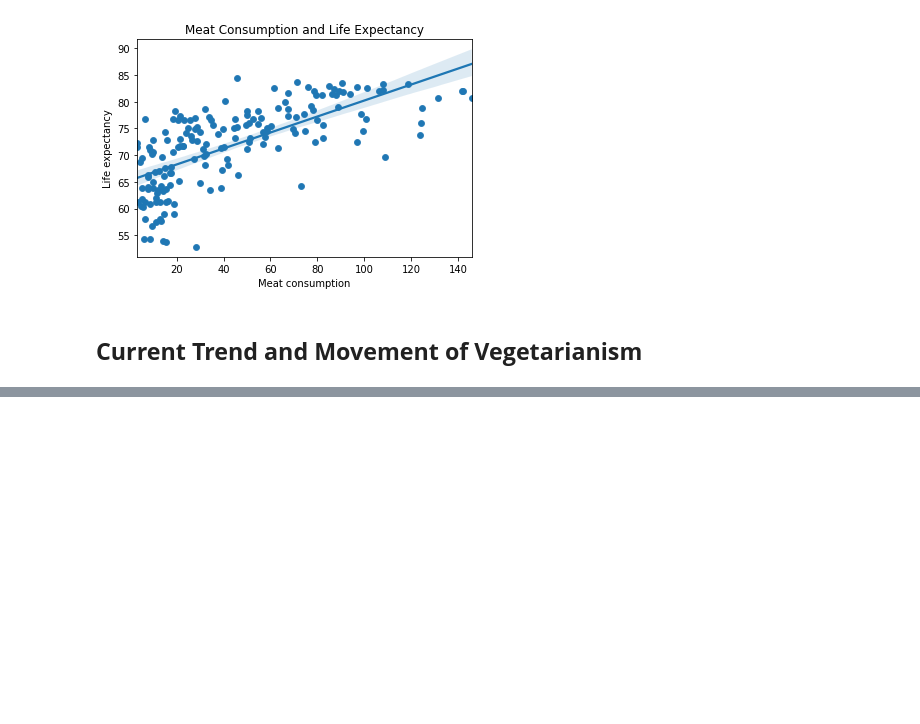
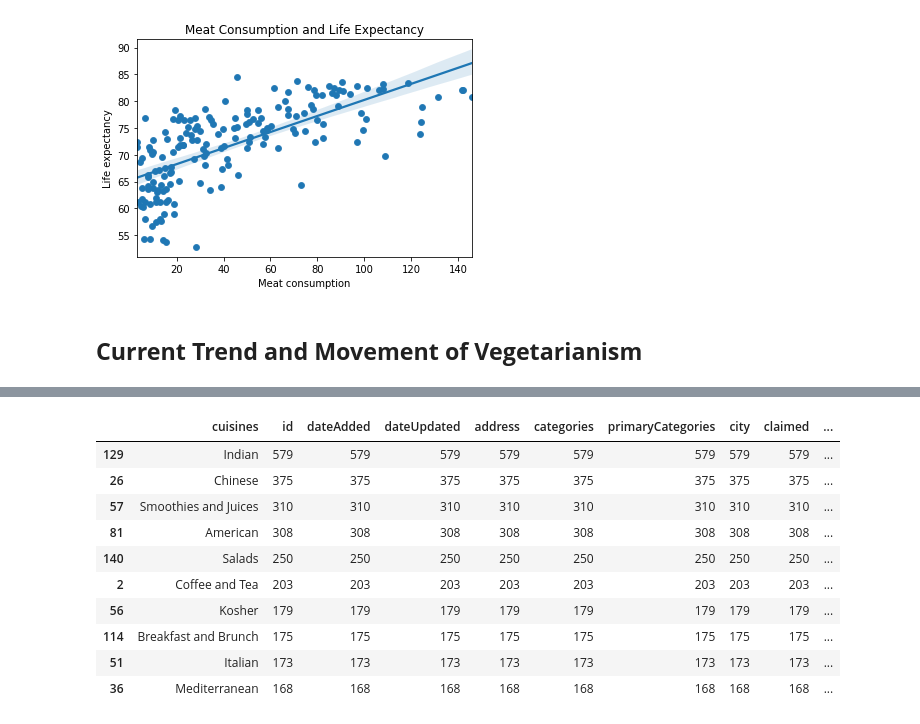
Before and after one commit to SeunghyeJeon/DH-100-Project, a Jupyter notebook: DH_100_Seunghye_Jeon.ipynb, the cells around one changed output, grey strips where cells are left out. Drawn from its saved outputs; the diff is of its cells as text; code cells hidden in the pictures; blank space fills up the shorter version.

```diff
--- a/DH_100_Seunghye_Jeon.ipynb
+++ b/DH_100_Seunghye_Jeon.ipynb
@@ -165 +166,29 @@ vegan_restaurants_df
 10000 rows × 47 columns
+# %%
+vegan_cuisines = vegan_restaurants_df.groupby("cuisines").agg("count")
+vegan_cuisines = vegan_cuisines.reset_index()
+vegan_cuisines = vegan_cuisines.sort_values(by=['id'], ascending=False).head(14)
+vegan_cuisines = vegan_cuisines.drop([124, 47, 111, 11])
+vegan_cuisines = vegan_cuisines.replace({"cuisines": {"Vegetarian,Indian": "Indian",
+                                                      "Cocktails,Vegetarian,Dim Sum,Chinese": "Chinese",
+                                                      "Local/Organic,Vegan Restaurants,Smoothies and Juices,Vegetarian,Healthy": "Smoothies and Juices",
+                                                      "New American,Traditional American,American,Vegetarian Friendly,Gluten Free Options,Vegan Options,Northwest, American": "American",
+                                                      "Vegetarian,Salads": "Salads",
+                                                      "American (New),Vegetarian,Coffee and Tea,Health Food,Vegan": "Coffee and Tea",
+                                                      "Local/Organic,Smoothies and Juices,Vegetarian,Kosher,Healthy,Vegan": "Kosher",
+                                                      "Vegetarian,Breakfast and Brunch": "Breakfast and Brunch",
+                                                      "Italian,American,Bar,Vegetarian Friendly,Gluten Free Options,Vegan Options": "Italian",
+                                                      "Greek,Seafood,Mediterranean,Vegetarian,Mediterranean Restaurants": "Mediterranean"}})
+vegan_cuisines
+# %% [output]
+|  | cuisines | id | dateAdded | dateUpdated | address | categories | primaryCategories | city | claimed | ... |
+| 129 | Indian | 579 | 579 | 579 | 579 | 579 | 579 | 579 | 579 | ... |
+| 26 | Chinese | 375 | 375 | 375 | 375 | 375 | 375 | 375 | 375 | ... |
+| 57 | Smoothies and Juices | 310 | 310 | 310 | 310 | 310 | 310 | 310 | 310 | ... |
+| 81 | American | 308 | 308 | 308 | 308 | 308 | 308 | 308 | 308 | ... |
+| 140 | Salads | 250 | 250 | 250 | 250 | 250 | 250 | 250 | 250 | ... |
+| 2 | Coffee and Tea | 203 | 203 | 203 | 203 | 203 | 203 | 203 | 203 | ... |
+| 56 | Kosher | 179 | 179 | 179 | 179 | 179 | 179 | 179 | 179 | ... |
+| 114 | Breakfast and Brunch | 175 | 175 | 175 | 175 | 175 | 175 | 175 | 175 | ... |
+| 51 | Italian | 173 | 173 | 173 | 173 | 173 | 173 | 173 | 173 | ... |
+| 36 | Mediterranean | 168 | 168 | 168 | 168 | 168 | 168 | 168 | 168 | ... |
```
Also changed, not shown: parts of 2 cells of this notebook.
